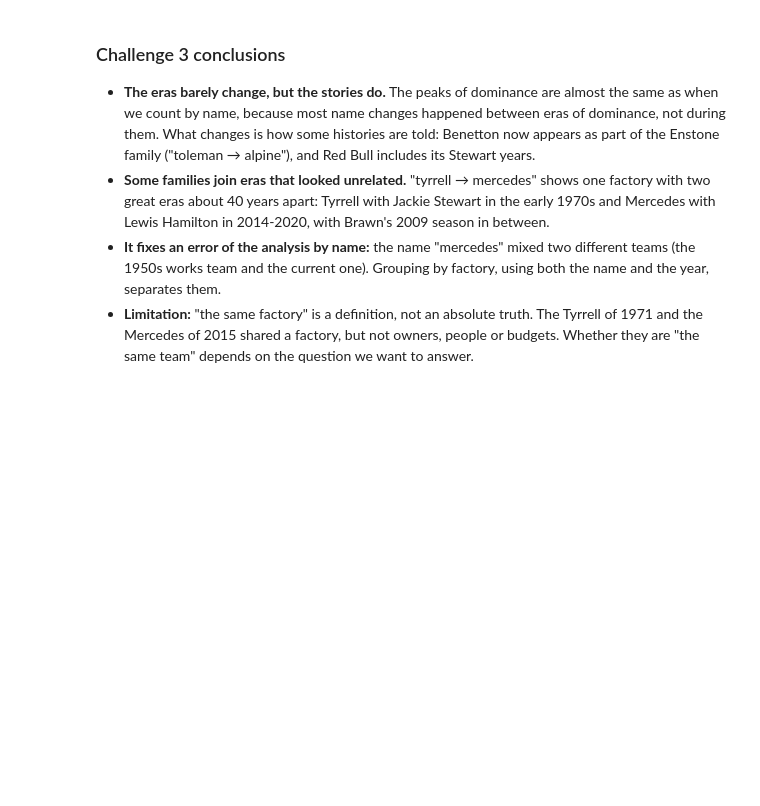
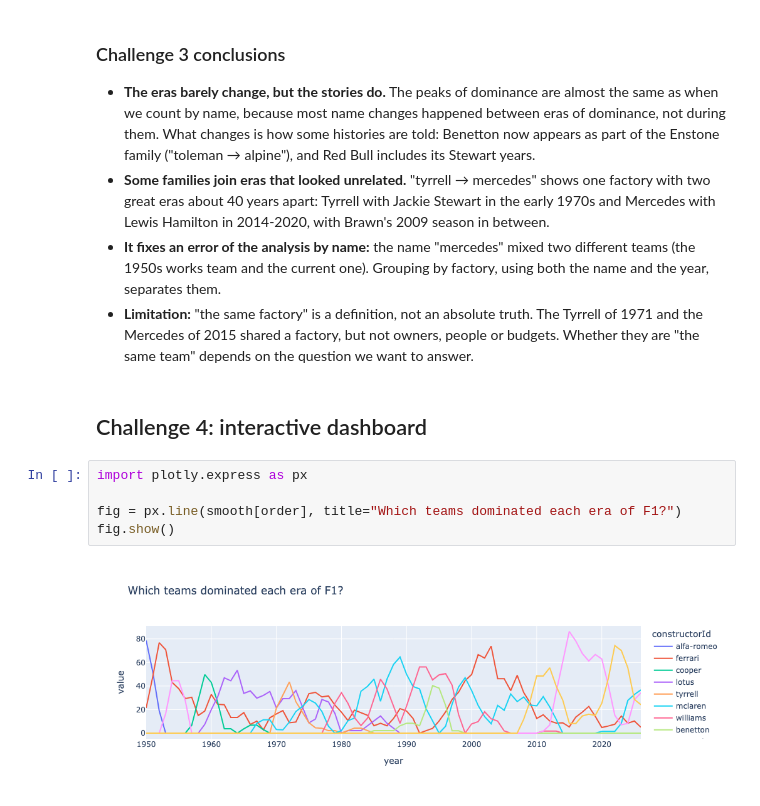
Before and after one commit to AliR-lab/f1-analytics, a Jupyter notebook: notebooks/01_dominant_teams.ipynb, the cells around one changed output. Drawn from its saved outputs; the diff is of its cells as text; blank space fills up the shorter version.

```diff
--- a/notebooks/01_dominant_teams.ipynb
+++ b/notebooks/01_dominant_teams.ipynb
@@ -540,3 +540,12 @@ plt.show()
 - **Some families join eras that looked unrelated.** "tyrrell → mercedes" shows one factory with two great eras about 40 years apart: Tyrrell with Jackie Stewart in the early 1970s and Mercedes with Lewis Hamilton in 2014-2020, with Brawn's 2009 season in between.
 - **It fixes an error of the analysis by name:** the name "mercedes" mixed two different teams (the 1950s works team and the current one). Grouping by factory, using both the name and the year, separates them.
 - **Limitation:** "the same factory" is a definition, not an absolute truth. The Tyrrell of 1971 and the Mercedes of 2015 shared a factory, but not owners, people or budgets. Whether they are "the same team" depends on the question we want to answer.
+# %% [markdown]
+## Challenge 4: interactive dashboard
+# %%
+import plotly.express as px
+
+fig = px.line(smooth[order], title="Which teams dominated each era of F1?")
+fig.show()
+# %% [output]
+[figure, added]
```
Also changed, not shown: parts of 6 cells of this notebook, 4 other files.
